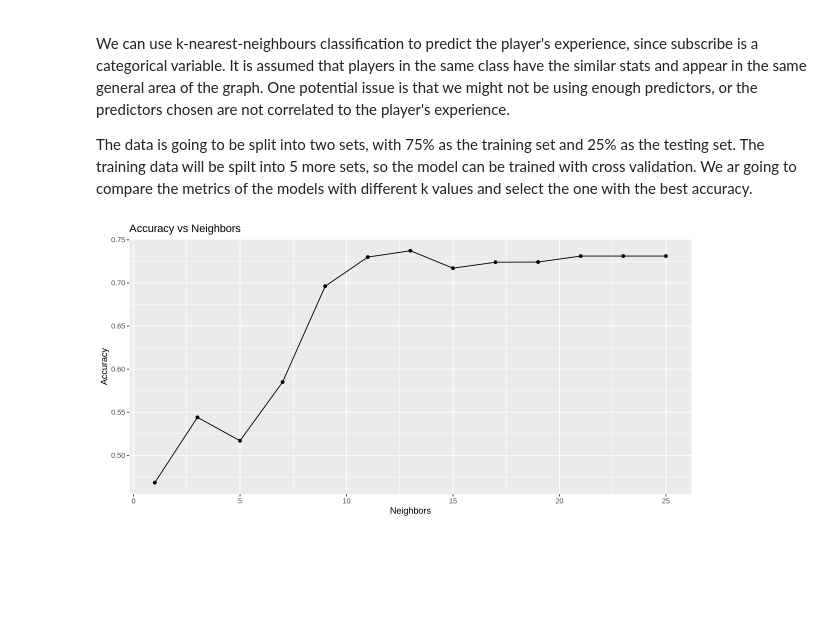
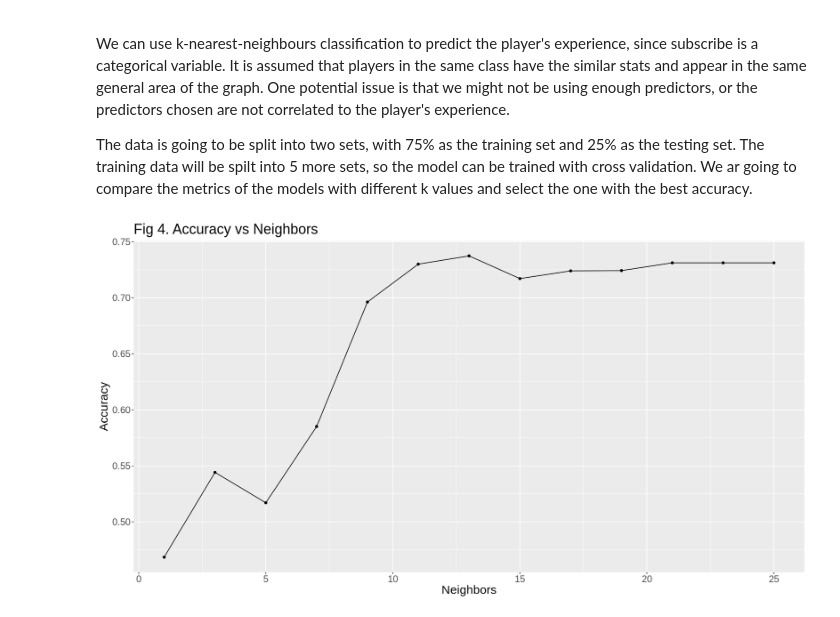
Before and after one commit to AndyHuang36888/GroupProjectDSCI100, a Jupyter notebook: Individual.ipynb, the cells around one changed output. Drawn from its saved outputs; the diff is of its cells as text; code cells hidden in the pictures; blank space fills up the shorter version.

```diff
--- a/Individual.ipynb
+++ b/Individual.ipynb
@@ -68,13 +54,13 @@ In the **player** dataset we can see that:
 # %%
-players <- read_csv("https://raw.githubusercontent.com/AndyHuang36888/GroupProjectDSCI100/refs/heads/main/players.csv")
-sessions <- read_csv("https://raw.githubusercontent.com/AndyHuang36888/GroupProjectDSCI100/refs/heads/main/sessions.csv")
+players <- read_csv("./players.csv")
+sessions <- read_csv("./sessions.csv")
 
 
 # tidy data
 colnames(players) <-c("experience", "subscribe", "hashed_email", "played_hours", "name", "gender","age")
 colnames(sessions) <-c("hashed_email", "start_time", "end_time", "original_start_time","original_end_time")
 
-players_stats <- players|>
+players_stats <- players |>
                  select(age, played_hours)
 
 players_mean <- map_df(players_stats, mean, na.rm = TRUE)
@@ -229,25 +215,26 @@ gridvals <- tibble(neighbors = seq(from = 1, to = 25, by = 2))
 # %%
 
 # compare data
 players_tune <- player_workflow_tune |>
 tune_grid(resamples = players_vfold, grid = gridvals)
 
 # select best accuracy
 tune_accuracy <- collect_metrics(players_tune) |>
 filter(.metric == "accuracy")
 
 
 # visualization
-options(repr.plot.width = 10, repr.plot.height = 5)
-accuracy_vs_k <- ggplot(tune_accuracy, aes(x = neighbors, y = mean))+
-geom_point() +
-geom_line() +
-labs(x = "Neighbors",
-     y = "Accuracy") +
-ggtitle("Accuracy vs Neighbors")
+options(repr.plot.width = 15, repr.plot.height = 8)
+accuracy_vs_k <- ggplot(tune_accuracy, aes(x = neighbors, y = mean)) +
+    geom_point() +
+    geom_line() +
+    labs(x = "Neighbors",
+         y = "Accuracy") +
+    theme(text = element_text(size = 18)) +
+    ggtitle("Fig 4. Accuracy vs Neighbors")
 accuracy_vs_k
 # %% [output]
-[figure, old version]
+[figure, new version]
 # %%
 # select best
 best_k <- tune_accuracy |>
```
Also changed, not shown: parts of 10 cells of this notebook.
